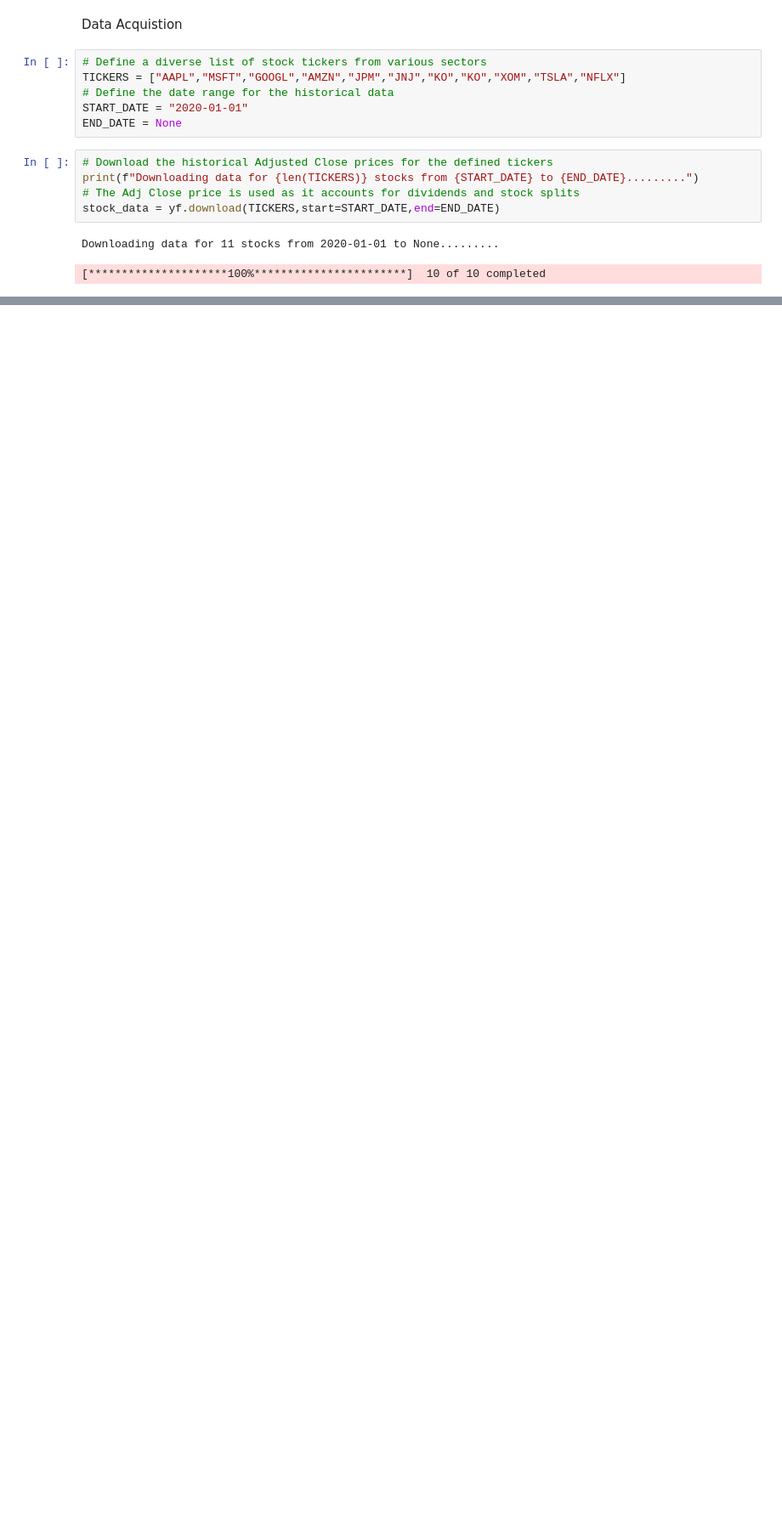
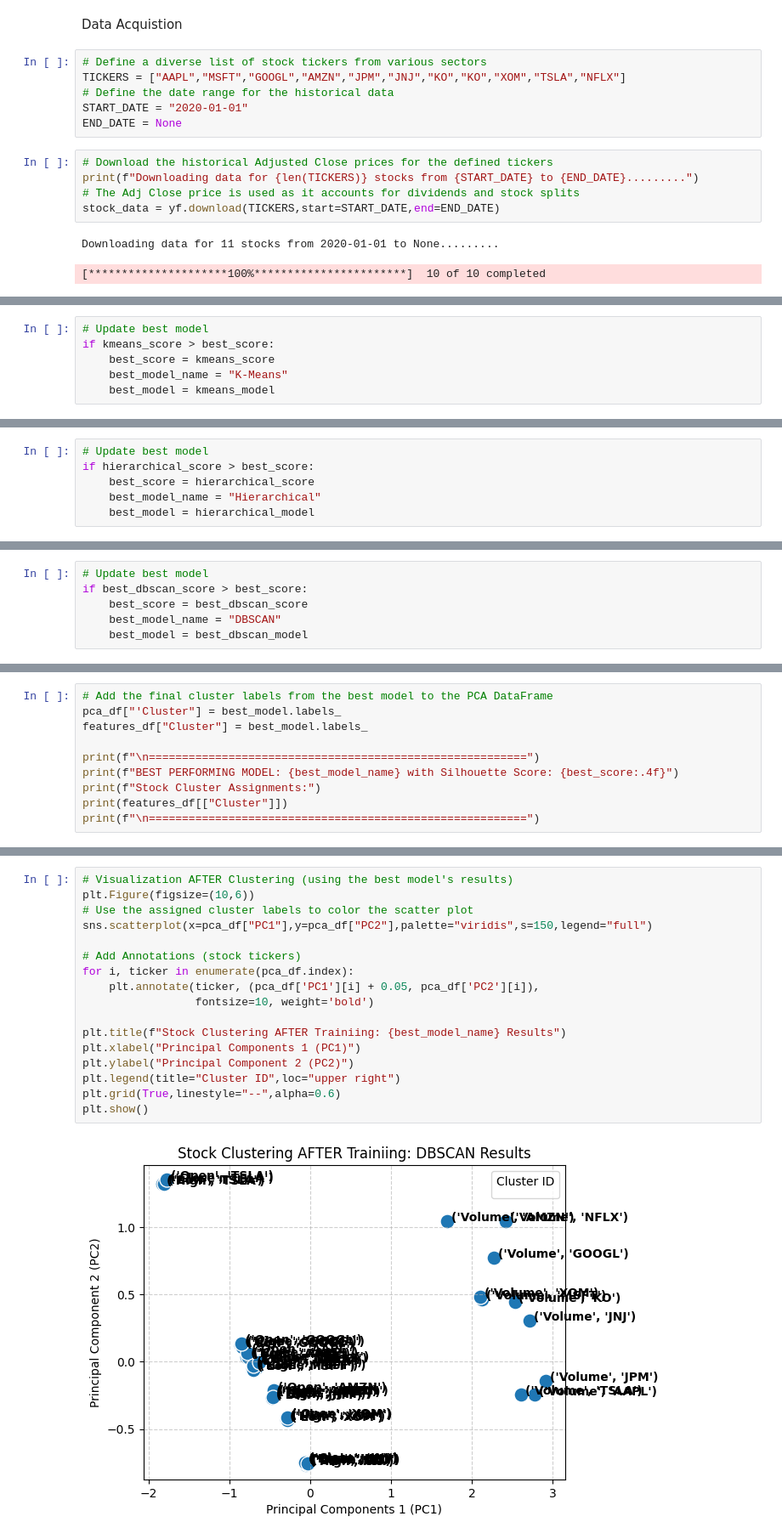
Before and after one commit to charlesakinnurun/stock-market, a Jupyter notebook: model.ipynb, the cells around one changed output, grey strips where cells are left out. Shown at 85% size. Saved outputs shown, nothing was run; the diff lists cells and outputs as text; blank space fills up the shorter version.

```diff
--- a/model.ipynb
+++ b/model.ipynb
@@ -44,0 +229,6 @@ stock_data.head()
+# %%
+# Update best model
+if kmeans_score > best_score:
+    best_score = kmeans_score
+    best_model_name = "K-Means"
+    best_model = kmeans_model
@@ -44,0 +249,6 @@ stock_data.head()
+# %%
+# Update best model
+if hierarchical_score > best_score:
+    best_score = hierarchical_score
+    best_model_name = "Hierarchical"
+    best_model = hierarchical_model
@@ -44,0 +286,6 @@ stock_data.head()
+# %%
+# Update best model
+if best_dbscan_score > best_score:
+    best_score = best_dbscan_score
+    best_model_name = "DBSCAN"
+    best_model = best_dbscan_model
@@ -44,0 +294,10 @@ stock_data.head()
+# %%
+# Add the final cluster labels from the best model to the PCA DataFrame
+pca_df["'Cluster"] = best_model.labels_
+features_df["Cluster"] = best_model.labels_
+
+print(f"\n=========================================================")
+print(f"BEST PERFORMING MODEL: {best_model_name} with Silhouette Score: {best_score:.4f}")
+print(f"Stock Cluster Assignments:")
+print(features_df[["Cluster"]])
+print(f"\n=========================================================")
@@ -44,0 +322,19 @@ stock_data.head()
+# %%
+# Visualization AFTER Clustering (using the best model's results)
+plt.Figure(figsize=(10,6))
+# Use the assigned cluster labels to color the scatter plot
+sns.scatterplot(x=pca_df["PC1"],y=pca_df["PC2"],palette="viridis",s=150,legend="full")
+
+# Add Annotations (stock tickers)
+for i, ticker in enumerate(pca_df.index):
+    plt.annotate(ticker, (pca_df['PC1'][i] + 0.05, pca_df['PC2'][i]),
+                 fontsize=10, weight='bold')
+
+plt.title(f"Stock Clustering AFTER Trainiing: {best_model_name} Results")
+plt.xlabel("Principal Components 1 (PC1)")
+plt.ylabel("Principal Component 2 (PC2)")
+plt.legend(title="Cluster ID",loc="upper right")
+plt.grid(True,linestyle="--",alpha=0.6)
+plt.show()
+# %% [output]
+[figure, added]
```
Also changed, not shown: parts of 26 cells of this notebook, 1 other file.
